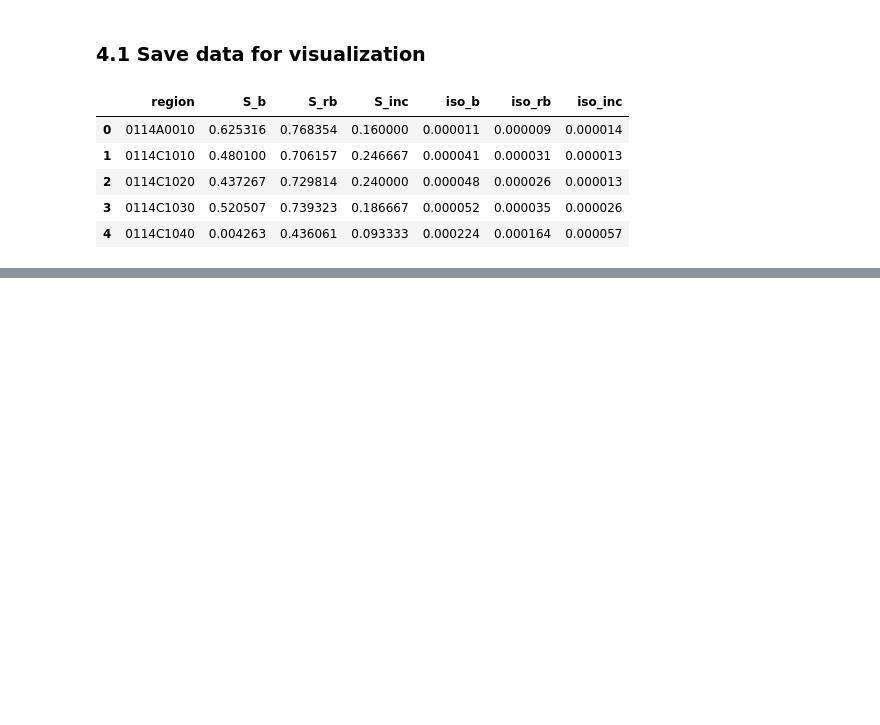
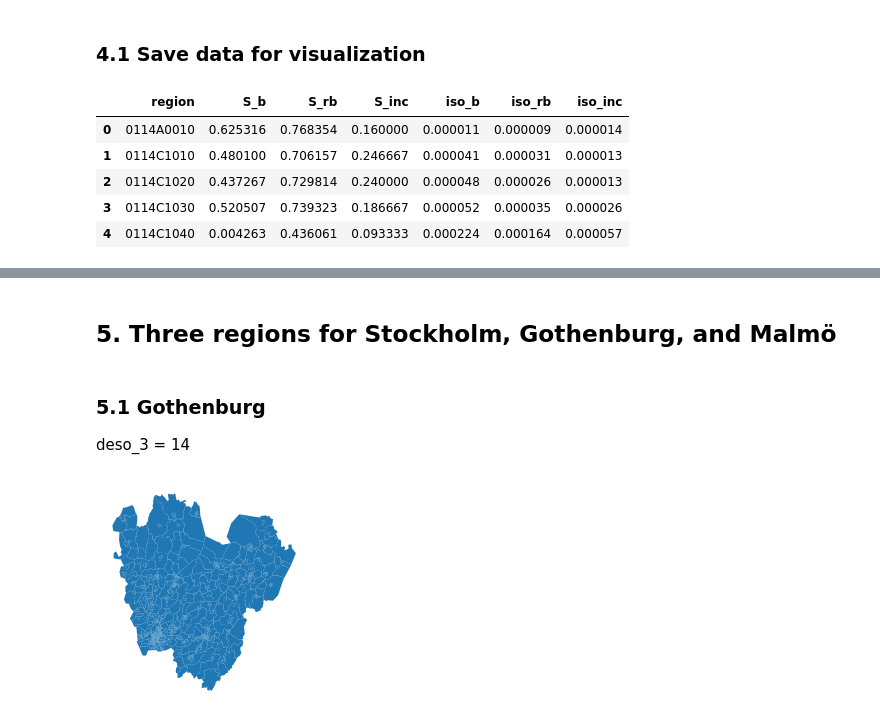
Before and after one commit to MobiSegInsights/mobi-social-segregation-se, a Jupyter notebook: src/4-residential-segregation.ipynb, the cells around one changed output, grey strips where cells are left out. Drawn from its saved outputs; the diff is of its cells as text; code cells hidden in the pictures; blank space fills up the shorter version.

Commit message:
residential segregation using census data

```diff
--- a/src/4-residential-segregation.ipynb
+++ b/src/4-residential-segregation.ipynb
@@ -293,7 +293,8 @@ df_seg_pivot.head()
 # %%
 df_deso = gpd.GeoDataFrame.from_postgis(sql="""SELECT deso, befolkning, geom FROM zones;""", con=engine)
 df_deso = pd.merge(df_deso.rename(columns={'deso': 'region'}), df_seg_pivot, on='region', how='outer')
-df_deso.to_file('apps/interactive-residential-segregation-se/data/resi_segregation.shp')
+df_deso.loc[:, 'deso_3'] = df_deso.loc[:, 'region'].apply(lambda x: x[:2]) # First 3 digits
+df_deso.to_file('apps/interactive-residential-segregation-se/InteractiveResiSegSweden/data/resi_segregation.shp')
 # %%
 df_deso.head()
 # %% [output]
@@ -303,3 +304,13 @@ df_deso.head()
 | 2 | 0114C1020 | 1610 | POLYGON ((667034.814 6600076.634,... | 0.437267 | 0.729814 | 0.240000 | 0.000048 | 0.000026 | 0.000013 |
 | 3 | 0114C1120 | 2148 | POLYGON ((664638.646 6601646.294,... | 0.232775 | 0.556564 | 0.080000 | 0.000120 | 0.000093 | 0.000042 |
 | 4 | 0180C4390 | 1111 | POLYGON ((676903.235 6581075.211,... | 0.576958 | 0.723222 | 0.346667 | 0.000019 | 0.000019 | 0.000022 |
+# %% [markdown]
+## 5. Three regions for Stockholm, Gothenburg, and Malmö
+# %% [markdown]
+### 5.1 Gothenburg
+deso_3 = 14
+# %%
+ax = df_deso.loc[df_deso.deso_3 == '14'].plot(column='deso_3')
+ax.set_axis_off()
+# %% [output]
+[figure, added]
```
Also changed, not shown: parts of 4 cells of this notebook, 5 other files.
